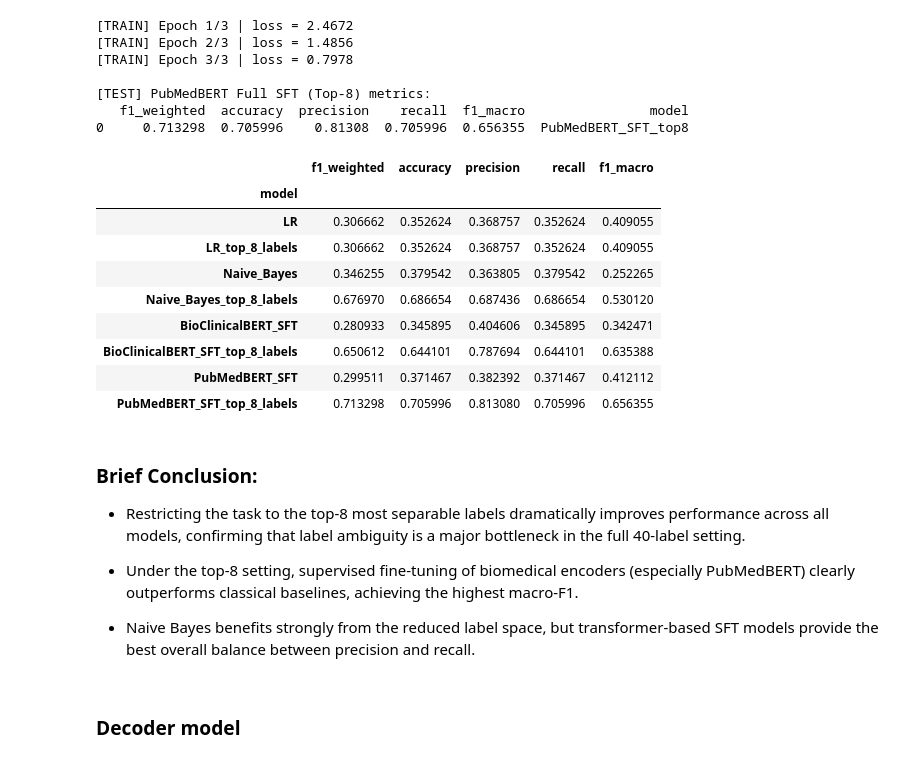
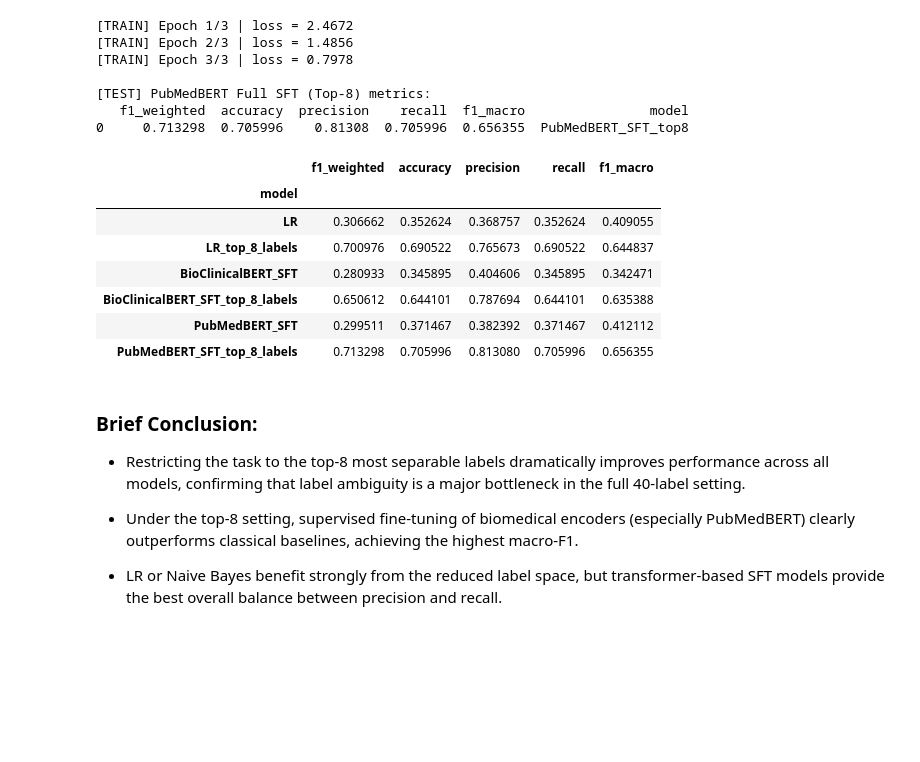
Before and after one commit to CarlaMalo/MedNLP-Multitask, a Jupyter notebook: Task_3.ipynb, the cells around one changed output. Drawn from its saved outputs; the diff is of its cells as text; code cells hidden in the pictures; blank space fills up the shorter version.

Commit message:
Task3 debuggged

```diff
--- a/Task_3.ipynb
+++ b/Task_3.ipynb
@@ -1038,7 +1038,7 @@ from tqdm import tqdm
 # Config
 # -------------------------
 ENCODER_NAME = "microsoft/BiomedNLP-PubMedBERT-base-uncased-abstract"
-DEVICE = "cuda"
+DEVICE = torch.device("cuda" if torch.cuda.is_available() else "cpu")
 MAX_LEN = 512
 BATCH_SIZE = 8        # CPT requires high MEM
 EPOCHS = 2            # Not too much
@@ -1253,7 +1253,7 @@ from transformers import AutoTokenizer, AutoModel
 from torch.utils.data import DataLoader
 import pandas as pd
 
-DEVICE = "cuda"
+DEVICE = torch.device("cuda" if torch.cuda.is_available() else "cpu")
 MAX_LEN = 512
 BATCH_TRAIN = 16
 BATCH_EVAL = 16
@@ -1576,6 +1576,7 @@ from transformers import AutoTokenizer, AutoModel
 # tokenizer = AutoTokenizer.from_pretrained("microsoft/BiomedNLP-PubMedBERT-base-uncased-abstract")
 # encoder = AutoModel.from_pretrained("microsoft/BiomedNLP-PubMedBERT-base-uncased-abstract")
 
+DEVICE = torch.device("cuda" if torch.cuda.is_available() else "cpu")
 
 tokenizer = AutoTokenizer.from_pretrained(
     "sentence-transformers/all-mpnet-base-v2"
@@ -1625,7 +1626,7 @@ train_embeddings = encode_texts(
 	encoder=encoder,
 	max_len=512,
 	batch_size=16,
-	device='cuda',  # or 'cpu' depending on device
+	device=DEVICE,  # or 'cpu' depending on device
 )
 # %% [markdown]
 ### Per-label centroid separation scoring
@@ -1927,7 +1933,7 @@ ENCODERS = {
     "PubMedBERT": "microsoft/BiomedNLP-PubMedBERT-base-uncased-abstract",
 }
 
-DEVICE = "cuda"
+DEVICE = torch.device("cuda" if torch.cuda.is_available() else "cpu")
 MAX_LEN = 512
 BATCH_TRAIN = 16
 BATCH_EVAL = 16
@@ -2035,36 +2041,34 @@ Full SFT Encoder (Top-8): PubMedBERT
 # %%
 RESULT_PATHS = {
 	"LR": "Task3/results/logistic_regression.csv",
 	"LR_top_8_labels": "Task3/results/logistic_regression_topk.csv",
-	"Naive_Bayes": "Task3/results/naive_bayes.csv",
-	"Naive_Bayes_top_8_labels": "Task3/results/naive_bayes_topk.csv",
+	# "Naive_Bayes": "Task3/results/naive_bayes.csv",
+	# "Naive_Bayes_top_8_labels": "Task3/results/naive_bayes_topk.csv",
 	"BioClinicalBERT_SFT": "Task3/results/subtask2_BioClinicalBERT_SFT.csv",
 	"BioClinicalBERT_SFT_top_8_labels": "Task3/results/extratask_BioClinicalBERT_SFT_top8.csv",
 	"PubMedBERT_SFT": "Task3/results/subtask2_PubMedBERT_SFT.csv",
 	"PubMedBERT_SFT_top_8_labels": "Task3/results/extratask_PubMedBERT_SFT_top8.csv"
 
 }
 
 rows = []
 for model_name, path in RESULT_PATHS.items():
 	df = pd.read_csv(path)
 	df["model"] = model_name
 	rows.append(df)
 
 summary_df = pd.concat(rows, ignore_index=True).set_index("model")
 
 def highlight_max(s):
 	is_max = s == s.max()
 	return ['font-weight: bold' if v else '' for v in is_max]
 
 summary_df.style.apply(highlight_max, axis=0)
 # %% [output]
 |  | f1_weighted | accuracy | precision | recall | f1_macro |
 | model |  |  |  |  |  |
 | LR | 0.306662 | 0.352624 | 0.368757 | 0.352624 | 0.409055 |
-| LR_top_8_labels | 0.306662 | 0.352624 | 0.368757 | 0.352624 | 0.409055 |
-| Naive_Bayes | 0.346255 | 0.379542 | 0.363805 | 0.379542 | 0.252265 |
-| Naive_Bayes_top_8_labels | 0.676970 | 0.686654 | 0.687436 | 0.686654 | 0.530120 |
+| LR_top_8_labels | 0.700976 | 0.690522 | 0.765673 | 0.690522 | 0.644837 |
 | BioClinicalBERT_SFT | 0.280933 | 0.345895 | 0.404606 | 0.345895 | 0.342471 |
 | BioClinicalBERT_SFT_top_8_labels | 0.650612 | 0.644101 | 0.787694 | 0.644101 | 0.635388 |
 | PubMedBERT_SFT | 0.299511 | 0.371467 | 0.382392 | 0.371467 | 0.412112 |
@@ -2076,6 +2080,4 @@ summary_df.style.apply(highlight_max, axis=0)
 
 - Under the top-8 setting, supervised fine-tuning of biomedical encoders (especially PubMedBERT) clearly outperforms classical baselines, achieving the highest macro-F1.
 
-- Naive Bayes benefits strongly from the reduced label space, but transformer-based SFT models provide the best overall balance between precision and recall.
+- LR or Naive Bayes benefit strongly from the reduced label space, but transformer-based SFT models provide the best overall balance between precision and recall.
-# %% [markdown]
-### Decoder model
```
Also changed, not shown: parts of 8 cells of this notebook, 3 other files.
